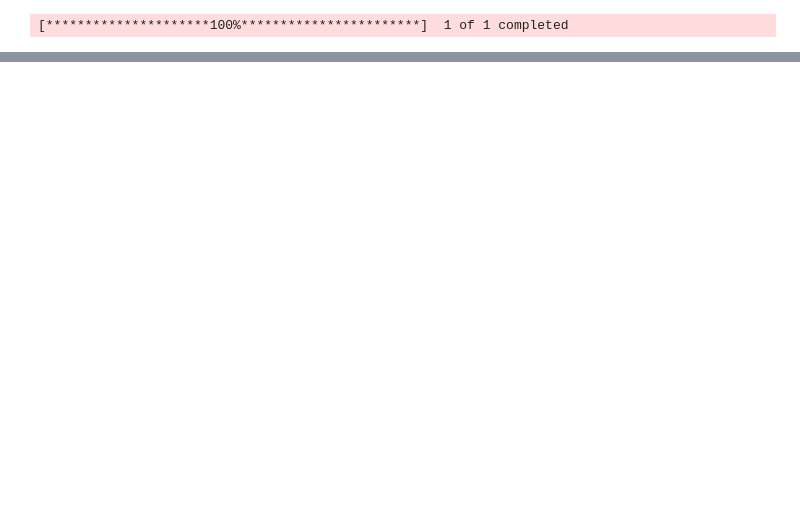
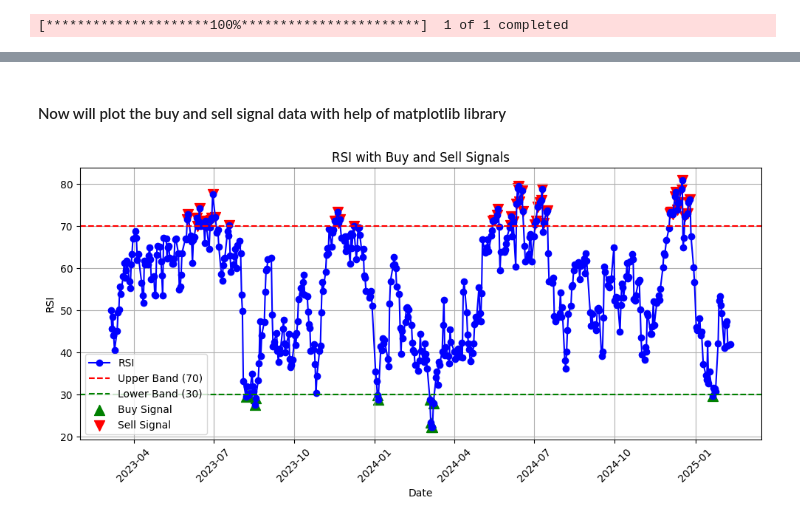
Before and after one commit to YVD7/Trading-bot, a Jupyter notebook: Notebook/test.ipynb, the cells around one changed output, grey strips where cells are left out. Cells and saved outputs as stored; diff of their text form; code cells hidden in the pictures; blank space fills up the shorter version.

```diff
--- a/Notebook/test.ipynb
+++ b/Notebook/test.ipynb
@@ -5,4 +8,5 @@ import yfinance as yf
 # %%
-aapl = yf.download("aapl", interval="1d", period="2y",auto_adjust=True)
+# downloading apple stack data for 1 day interval of past 2 years
+aapl = yf.download(tickers="aapl", interval="1d", period="2y",auto_adjust=True)
 # %% [output]
 [*********************100%***********************]  1 of 1 completed
@@ -26,0 +77,3 @@ aapl
+# %%
+# now calculate the RSI
+data["rsi"] = ta.RSI(data["Close"], 14)
@@ -26,0 +93,14 @@ aapl
+# %%
+# simple rsi strategy or set of rules to generate buy and sell signals
+upper_band, lower_band = 70, 30
+
+# Initialize the Signal column with None
+data["Signal"] = None
+
+# Use vectorized operations to set the Signal column
+data.loc[data["rsi"] > upper_band, "Signal"] = "Sell"
+data.loc[data["rsi"] < lower_band, "Signal"] = "Buy"
+# %%
+# Buy and sell signals
+buy_signals = data[data["Signal"] == "Buy"]
+sell_signals = data[data["Signal"] == "Sell"]
@@ -26,0 +127,27 @@ aapl
+# %% [markdown]
+#### Now will plot the buy and sell signal data with help of matplotlib library
+# %%
+plt.figure(figsize=(10, 5))
+plt.plot(data['Date'], data['rsi'], label='RSI', marker='o', color='blue', linestyle='-')
+plt.axhline(y=upper_band, color='red', linestyle='--', label='Upper Band (70)')
+plt.axhline(y=lower_band, color='green', linestyle='--', label='Lower Band (30)')
+
+# Mark Buy signals
+plt.scatter(buy_signals['Date'], buy_signals['rsi'], color='green', marker='^', s=100, label='Buy Signal')
+
+# Mark Sell signals
+plt.scatter(sell_signals['Date'], sell_signals['rsi'], color='red', marker='v', s=100, label='Sell Signal')
+
+# Adding titles and labels
+plt.title('RSI with Buy and Sell Signals')
+plt.xlabel('Date')
+plt.ylabel('RSI')
+plt.xticks(rotation=45)
+plt.legend()
+plt.grid()
+
+# Show the plot
+plt.tight_layout()
+plt.show()
+# %% [output]
+[figure, added]
```
Also changed, not shown: parts of 13 cells of this notebook, 3 other files.
